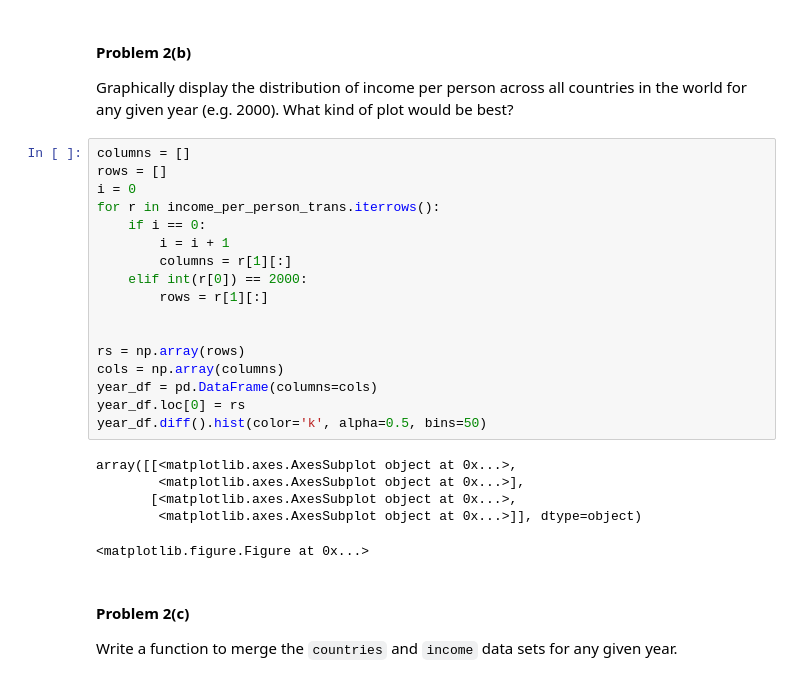
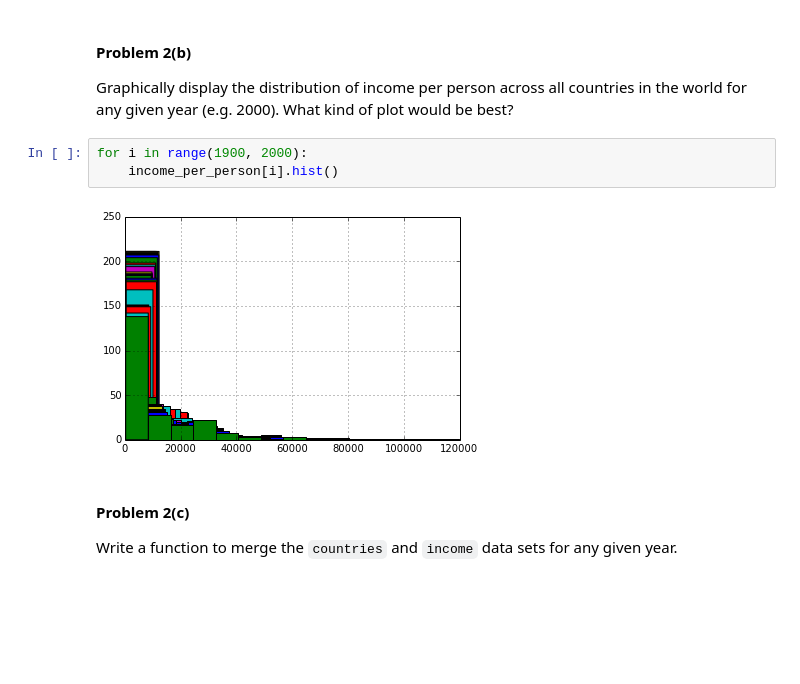
Before and after one commit to userfog/cs109, a Jupyter notebook: HW1.ipynb, the cells around one changed output. Saved outputs shown, nothing was run; the diff lists cells and outputs as text; blank space fills up the shorter version.

Commit message:
Got histogram to work...fuck pandas

```diff
--- a/HW1.ipynb
+++ b/HW1.ipynb
@@ -227,29 +228,11 @@ income_per_person_trans.head()
 #### Problem 2(b)
 
 Graphically display the distribution of income per person across all countries in the world for any given year (e.g. 2000).  What kind of plot would be best?
-# %%
-columns = []
-rows = []
-i = 0
-for r in income_per_person_trans.iterrows():
-    if i == 0:
-        i = i + 1
-        columns = r[1][:]
-    elif int(r[0]) == 2000:
-        rows = r[1][:]
-
-
-rs = np.array(rows)
-cols = np.array(columns)
-year_df = pd.DataFrame(columns=cols)
-year_df.loc[0] = rs
-year_df.diff().hist(color='k', alpha=0.5, bins=50)
-# %% [output]
-array([[<matplotlib.axes.AxesSubplot object at 0x...>,
-        <matplotlib.axes.AxesSubplot object at 0x...>],
-       [<matplotlib.axes.AxesSubplot object at 0x...>,
-        <matplotlib.axes.AxesSubplot object at 0x...>]], dtype=object)
-<matplotlib.figure.Figure at 0x...>
+# %%
+for i in range(1900, 2000):
+    income_per_person[i].hist()
+# %% [output]
+[figure, added]
 # %% [markdown]
 #### Problem 2(c)
 
```
Also changed, not shown: parts of 1 cell of this notebook, 1 other file.
